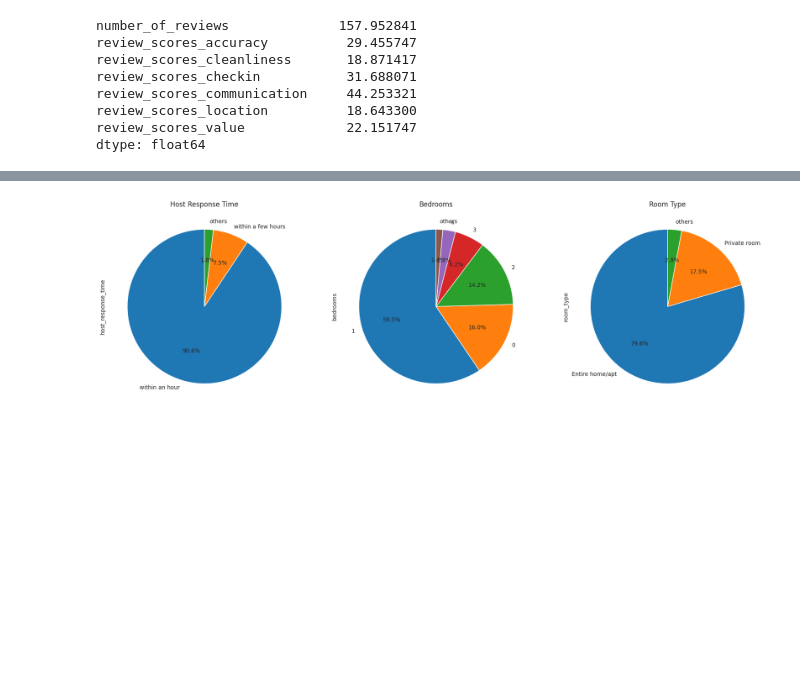
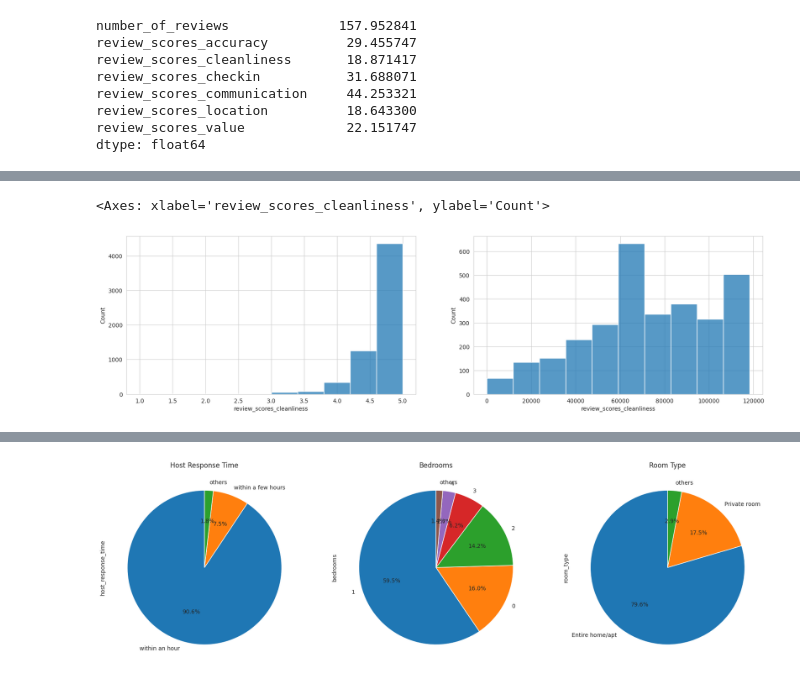
Before and after one commit to rainnn99/-DataAnalysis_Airbnb, a Jupyter notebook: DataAnalysis_Airbnb.ipynb, the cells around one changed output, grey strips where cells are left out. Drawn from its saved outputs; the diff is of its cells as text; code cells hidden in the pictures; blank space fills up the shorter version.

```diff
--- a/DataAnalysis_Airbnb.ipynb
+++ b/DataAnalysis_Airbnb.ipynb
@@ -491,0 +556,7 @@ dtype: float64
+# %%
+fig, axes = plt.subplots(1, 2, figsize=(20,5))
+sns.histplot(ax=axes[0], data=df_sec_review, x="review_scores_cleanliness", kde=False, bins=10)
+sns.histplot(ax=axes[1], data=df1, x="review_scores_cleanliness", kde=False, bins=10)
+# %% [output]
+<Axes: xlabel='review_scores_cleanliness', ylabel='Count'>
+[figure, added]
```
Also changed, not shown: parts of 15 cells of this notebook.
